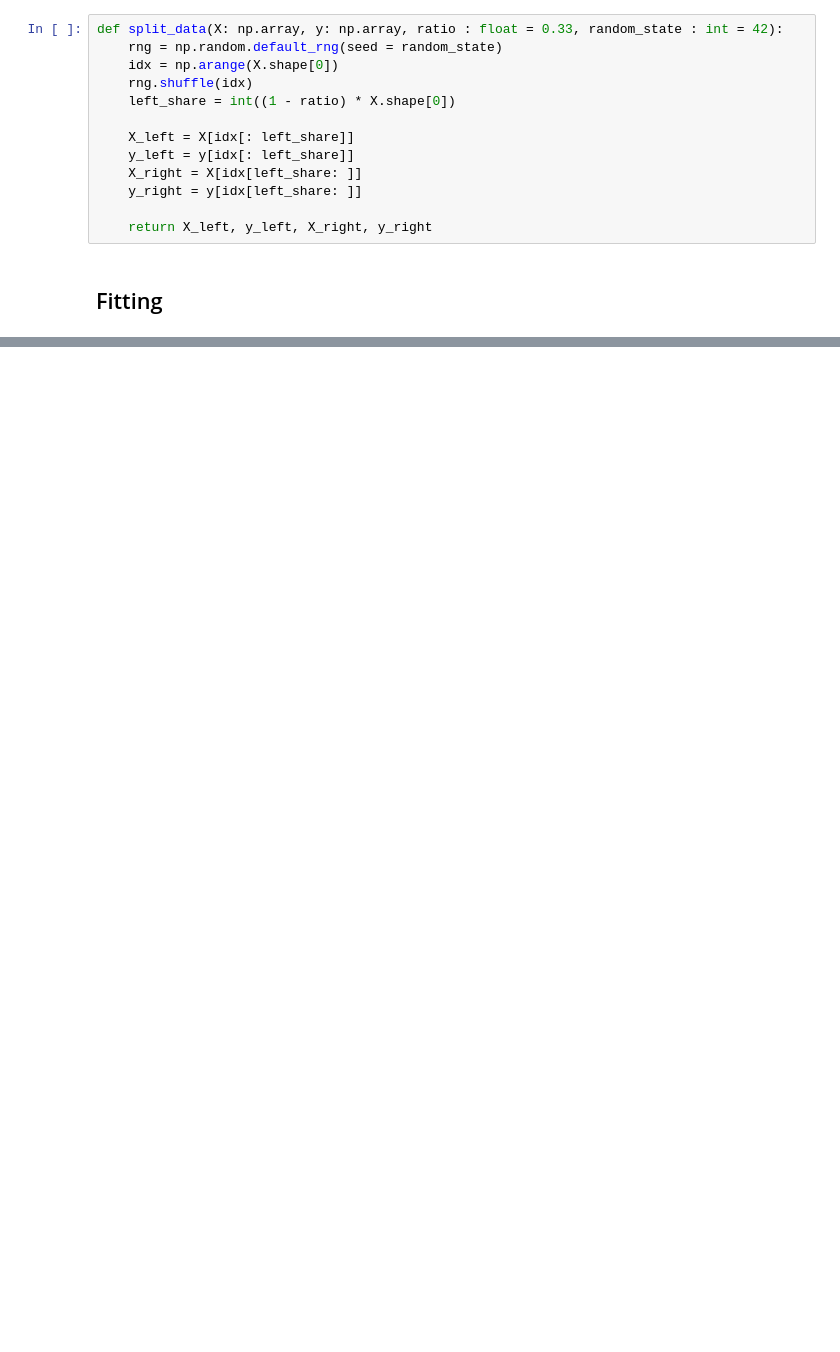
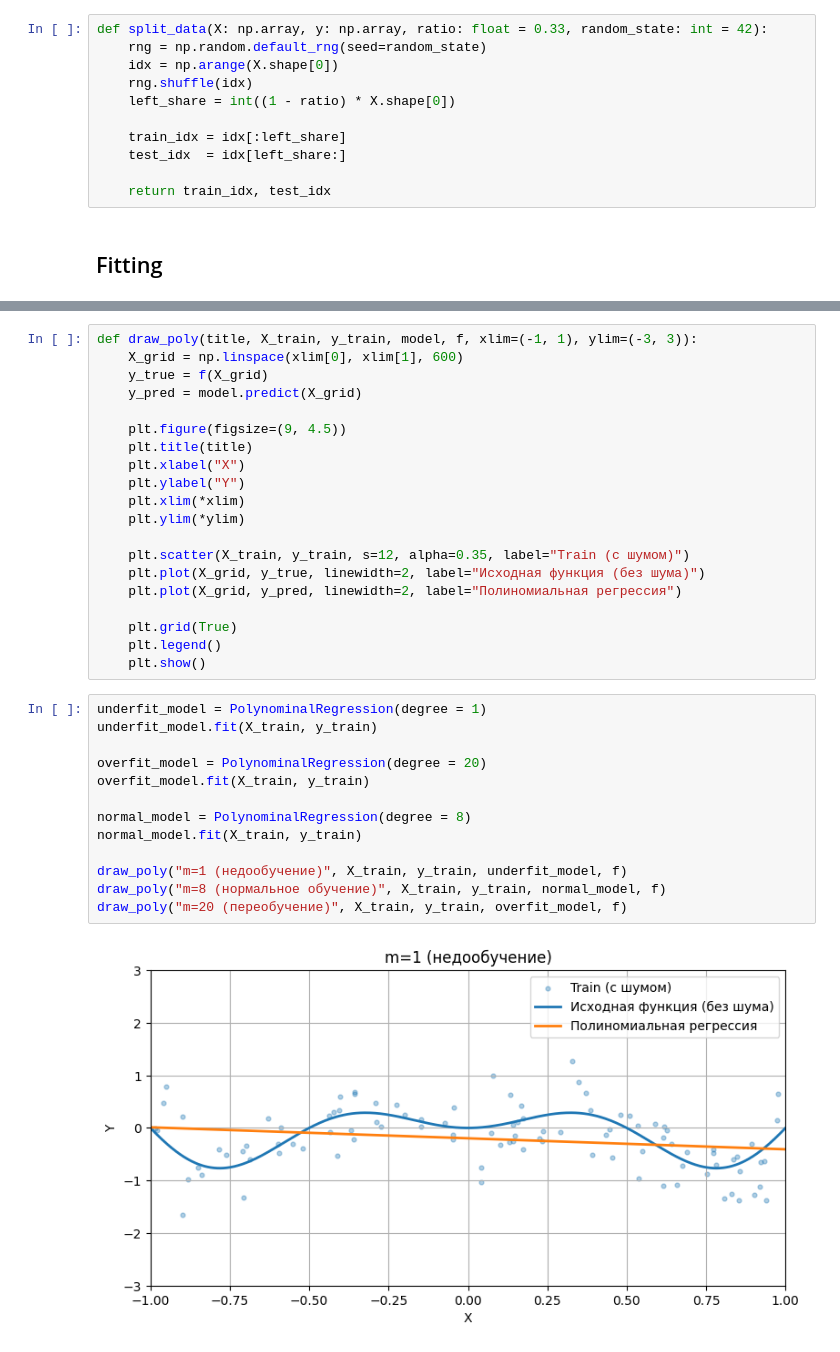
Before and after one commit to F1ameX/Modern-Methods-of-Deep-Machine-Learning, a Jupyter notebook: 1_polynominal_regression/1_polynominal_regression.ipynb, the cells around one changed output, grey strips where cells are left out. Drawn from its saved outputs; the diff is of its cells as text; blank space fills up the shorter version.

```diff
--- a/1_polynominal_regression/1_polynominal_regression.ipynb
+++ b/1_polynominal_regression/1_polynominal_regression.ipynb
@@ -103,16 +110,14 @@ class PolynominalRegression():
 # %%
-def split_data(X: np.array, y: np.array, ratio : float = 0.33, random_state : int = 42):
-    rng = np.random.default_rng(seed = random_state)
+def split_data(X: np.array, y: np.array, ratio: float = 0.33, random_state: int = 42):
+    rng = np.random.default_rng(seed=random_state)
     idx = np.arange(X.shape[0])
     rng.shuffle(idx)
     left_share = int((1 - ratio) * X.shape[0])
 
-    X_left = X[idx[: left_share]]
-    y_left = y[idx[: left_share]]
-    X_right = X[idx[left_share: ]]
-    y_right = y[idx[left_share: ]]
+    train_idx = idx[:left_share]
+    test_idx  = idx[left_share:]
 
-    return X_left, y_left, X_right, y_right
+    return train_idx, test_idx
 # %% [markdown]
 ## Fitting
 # %%
@@ -156,0 +171,35 @@ results
+# %%
+def draw_poly(title, X_train, y_train, model, f, xlim=(-1, 1), ylim=(-3, 3)):
+    X_grid = np.linspace(xlim[0], xlim[1], 600)
+    y_true = f(X_grid)
+    y_pred = model.predict(X_grid)
+
+    plt.figure(figsize=(9, 4.5))
+    plt.title(title)
+    plt.xlabel("X")
+    plt.ylabel("Y")
+    plt.xlim(*xlim)
+    plt.ylim(*ylim)
+
+    plt.scatter(X_train, y_train, s=12, alpha=0.35, label="Train (с шумом)")
+    plt.plot(X_grid, y_true, linewidth=2, label="Исходная функция (без шума)")
+    plt.plot(X_grid, y_pred, linewidth=2, label="Полиномиальная регрессия")
+
+    plt.grid(True)
+    plt.legend()
+    plt.show()
+# %%
+underfit_model = PolynominalRegression(degree = 1)
+underfit_model.fit(X_train, y_train)
+
+overfit_model = PolynominalRegression(degree = 20)
+overfit_model.fit(X_train, y_train)
+
+normal_model = PolynominalRegression(degree = 8)
+normal_model.fit(X_train, y_train)
+
+draw_poly("m=1 (недообучение)", X_train, y_train, underfit_model, f)
+draw_poly("m=8 (нормальное обучение)", X_train, y_train, normal_model, f)
+draw_poly("m=20 (переобучение)", X_train, y_train, overfit_model, f)
+# %% [output]
+[figure, added]
```
Also changed, not shown: parts of 8 cells of this notebook.
